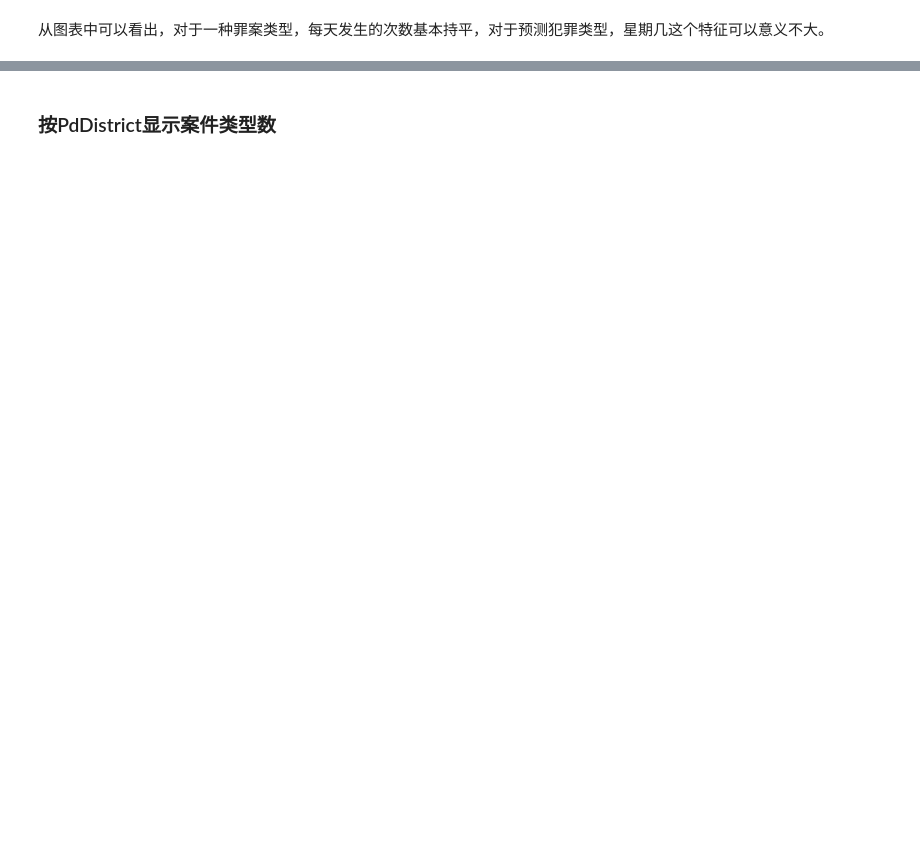
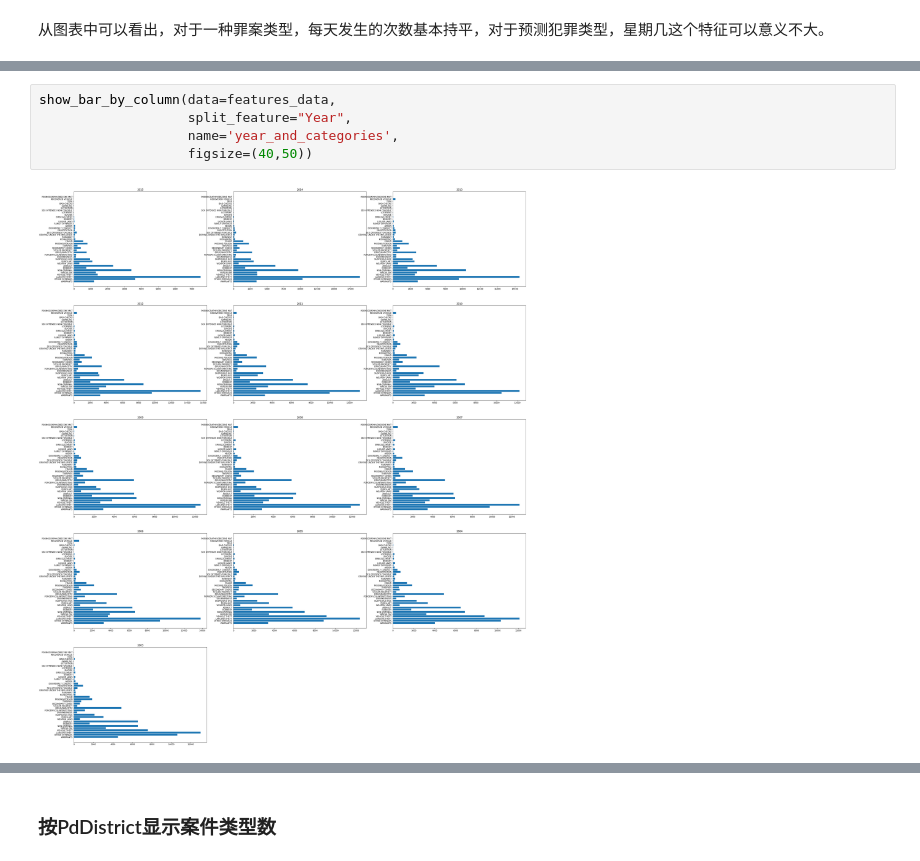
Before and after one commit to SongShawn/MachineLearning, a Jupyter notebook: capstone/solutions/data_visualization.ipynb, the cells around one changed output, grey strips where cells are left out. Drawn from its saved outputs; the diff is of its cells as text; blank space fills up the shorter version.

```diff
--- a/capstone/solutions/data_visualization.ipynb
+++ b/capstone/solutions/data_visualization.ipynb
@@ -51,0 +57,7 @@ show_bar_by_column(data=features_data,
+# %%
+show_bar_by_column(data=features_data,
+                   split_feature="Year",
+                   name='year_and_categories',
+                   figsize=(40,50))
+# %% [output]
+[figure, added]
```
Also changed, not shown: parts of 18 cells of this notebook, 14 other files.
